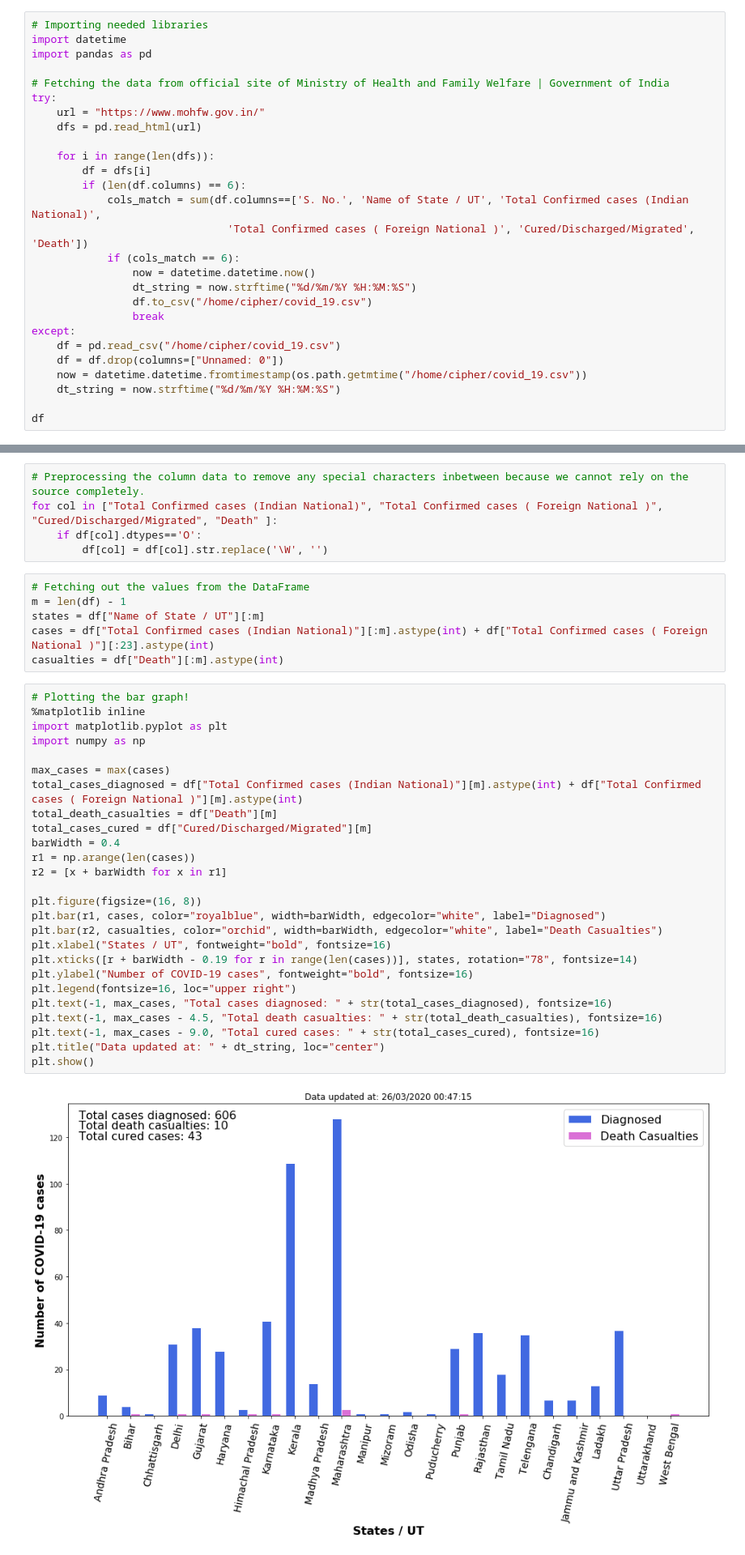
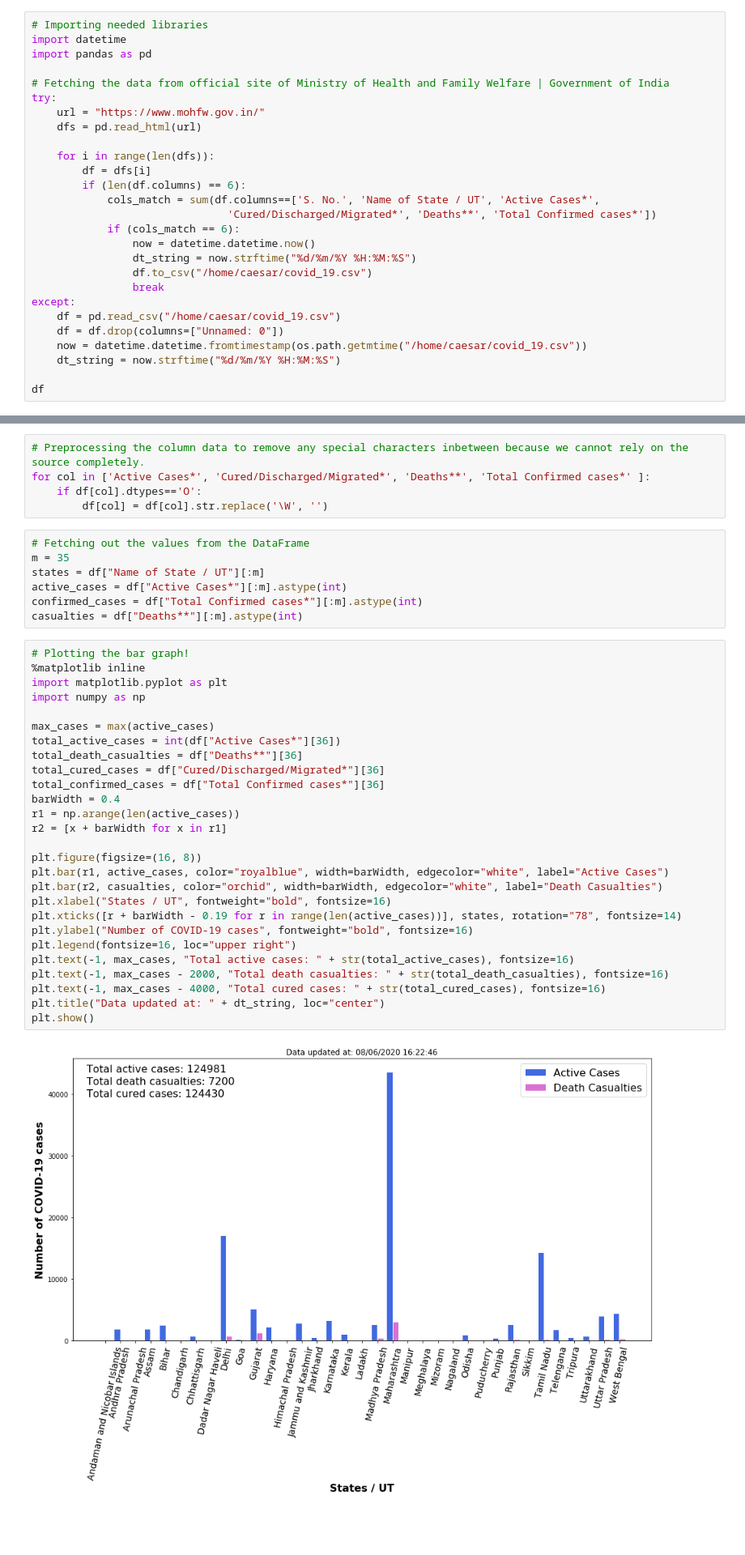
Before and after one commit to DhruvAwasthi/COVID19Tracker, a Jupyter notebook: covid_19.ipynb, the cells around one changed output, grey strips where cells are left out. Shown at 81% size. Cells and saved outputs as stored; diff of their text form; blank space fills up the shorter version.

```diff
--- a/covid_19.ipynb
+++ b/covid_19.ipynb
@@ -11,17 +11,17 @@ try:
     for i in range(len(dfs)):
         df = dfs[i]
         if (len(df.columns) == 6):
-            cols_match = sum(df.columns==['S. No.', 'Name of State / UT', 'Total Confirmed cases (Indian National)',
-                               'Total Confirmed cases ( Foreign National )', 'Cured/Discharged/Migrated', 'Death'])
+            cols_match = sum(df.columns==['S. No.', 'Name of State / UT', 'Active Cases*',
+                               'Cured/Discharged/Migrated*', 'Deaths**', 'Total Confirmed cases*'])
             if (cols_match == 6):
                 now = datetime.datetime.now()
                 dt_string = now.strftime("%d/%m/%Y %H:%M:%S")
-                df.to_csv("/home/cipher/covid_19.csv")
+                df.to_csv("/home/caesar/covid_19.csv")
                 break
 except:
-    df = pd.read_csv("/home/cipher/covid_19.csv")
+    df = pd.read_csv("/home/caesar/covid_19.csv")
     df = df.drop(columns=["Unnamed: 0"])
-    now = datetime.datetime.fromtimestamp(os.path.getmtime("/home/cipher/covid_19.csv"))
+    now = datetime.datetime.fromtimestamp(os.path.getmtime("/home/caesar/covid_19.csv"))
     dt_string = now.strftime("%d/%m/%Y %H:%M:%S")
 
 df
@@ -46,39 +46,41 @@ df
 # %%
 # Preprocessing the column data to remove any special characters inbetween because we cannot rely on the source completely.
-for col in ["Total Confirmed cases (Indian National)", "Total Confirmed cases ( Foreign National )", "Cured/Discharged/Migrated", "Death" ]:
+for col in ['Active Cases*', 'Cured/Discharged/Migrated*', 'Deaths**', 'Total Confirmed cases*' ]:
     if df[col].dtypes=='O':
         df[col] = df[col].str.replace('\W', '')
 # %%
 # Fetching out the values from the DataFrame
-m = len(df) - 1
+m = 35
 states = df["Name of State / UT"][:m]
-cases = df["Total Confirmed cases (Indian National)"][:m].astype(int) + df["Total Confirmed cases ( Foreign National )"][:23].astype(int)
-casualties = df["Death"][:m].astype(int)
+active_cases = df["Active Cases*"][:m].astype(int)
+confirmed_cases = df["Total Confirmed cases*"][:m].astype(int)
+casualties = df["Deaths**"][:m].astype(int)
 # %%
 # Plotting the bar graph!
 %matplotlib inline
 import matplotlib.pyplot as plt
 import numpy as np
 
-max_cases = max(cases)
-total_cases_diagnosed = df["Total Confirmed cases (Indian National)"][m].astype(int) + df["Total Confirmed cases ( Foreign National )"][m].astype(int)
-total_death_casualties = df["Death"][m]
-total_cases_cured = df["Cured/Discharged/Migrated"][m]
+max_cases = max(active_cases)
+total_active_cases = int(df["Active Cases*"][36])
+total_death_casualties = df["Deaths**"][36]
+total_cured_cases = df["Cured/Discharged/Migrated*"][36]
+total_confirmed_cases = df["Total Confirmed cases*"][36]
 barWidth = 0.4
-r1 = np.arange(len(cases))
+r1 = np.arange(len(active_cases))
 r2 = [x + barWidth for x in r1]
 
 plt.figure(figsize=(16, 8))
-plt.bar(r1, cases, color="royalblue", width=barWidth, edgecolor="white", label="Diagnosed")
+plt.bar(r1, active_cases, color="royalblue", width=barWidth, edgecolor="white", label="Active Cases")
 plt.bar(r2, casualties, color="orchid", width=barWidth, edgecolor="white", label="Death Casualties")
 plt.xlabel("States / UT", fontweight="bold", fontsize=16)
-plt.xticks([r + barWidth - 0.19 for r in range(len(cases))], states, rotation="78", fontsize=14)
+plt.xticks([r + barWidth - 0.19 for r in range(len(active_cases))], states, rotation="78", fontsize=14)
 plt.ylabel("Number of COVID-19 cases", fontweight="bold", fontsize=16)
 plt.legend(fontsize=16, loc="upper right")
-plt.text(-1, max_cases, "Total cases diagnosed: " + str(total_cases_diagnosed), fontsize=16)
-plt.text(-1, max_cases - 4.5, "Total death casualties: " + str(total_death_casualties), fontsize=16)
-plt.text(-1, max_cases - 9.0, "Total cured cases: " + str(total_cases_cured), fontsize=16)
+plt.text(-1, max_cases, "Total active cases: " + str(total_active_cases), fontsize=16)
+plt.text(-1, max_cases - 2000, "Total death casualties: " + str(total_death_casualties), fontsize=16)
+plt.text(-1, max_cases - 4000, "Total cured cases: " + str(total_cured_cases), fontsize=16)
 plt.title("Data updated at: " + dt_string, loc="center")
 plt.show()
 # %% [output]
-[figure, old version]
+[figure, new version]
```
Also changed, not shown: parts of 4 cells of this notebook, 2 other files.
